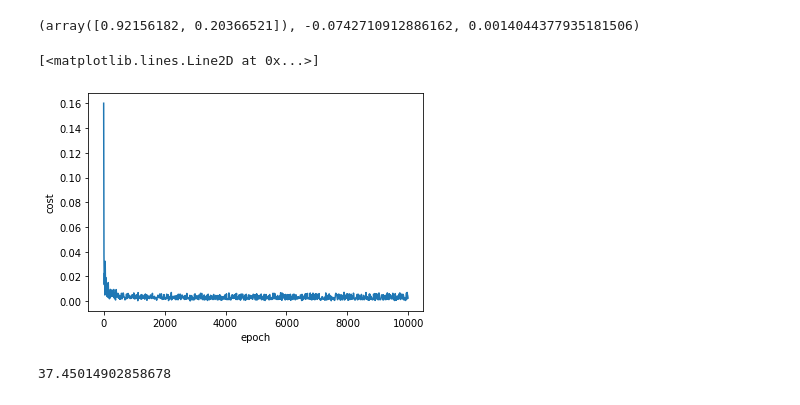
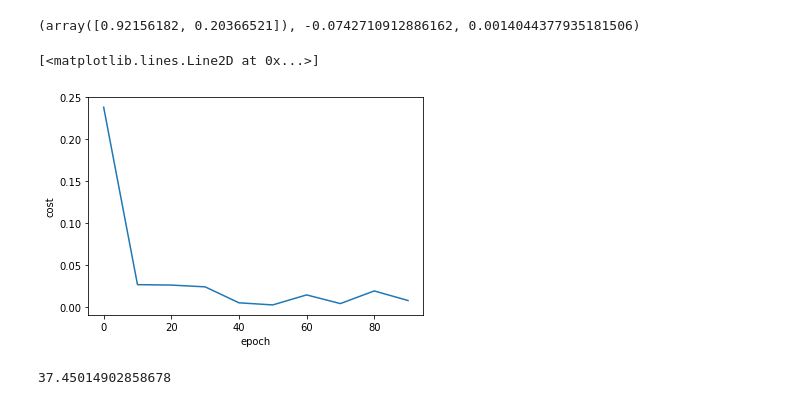
Before and after one commit to J0SAL/Learning-DL, a Jupyter notebook: codebasics/4. Gradient descent 3_types.ipynb, the cells around one changed output. Cells and saved outputs as stored; diff of their text form; code cells hidden in the pictures.

```diff
--- a/codebasics/4. Gradient descent 3_types.ipynb
+++ b/codebasics/4. Gradient descent 3_types.ipynb
@@ -242,17 +242,17 @@ def mini_batch_gradient_descent(X, y_true, epochs, batch_size = 5, learning_rate
 
     return w, b, cost, cost_list, epoch_list
 
-w_mbgd, b_mbgd, cost_mbgd, cost_list_mbgd, epoch_list_mbgd = mini_batch_gradient_descent(scaled_X,scaled_y.reshape(scaled_y.shape[0],),10000)
+w_mbgd, b_mbgd, cost_mbgd, cost_list_mbgd, epoch_list_mbgd = mini_batch_gradient_descent(scaled_X,scaled_y.reshape(scaled_y.shape[0],),100)
 w_sgd, b_sgd, cost_sgd
 # %% [output]
 (array([0.92156182, 0.20366521]), -0.0742710912886162, 0.0014044377935181506)
 # %%
 plt.xlabel("epoch")
 plt.ylabel("cost")
-plt.plot(epoch_list_mbgd,cost_list_sgd)
+plt.plot(epoch_list_mbgd,cost_list_mbgd)
 # %% [output]
 [<matplotlib.lines.Line2D at 0x...>]
-[figure, old version]
+[figure, new version]
 # %%
 predict(1000,2,w_mbgd,b_mbgd)
 # %% [output]
```
